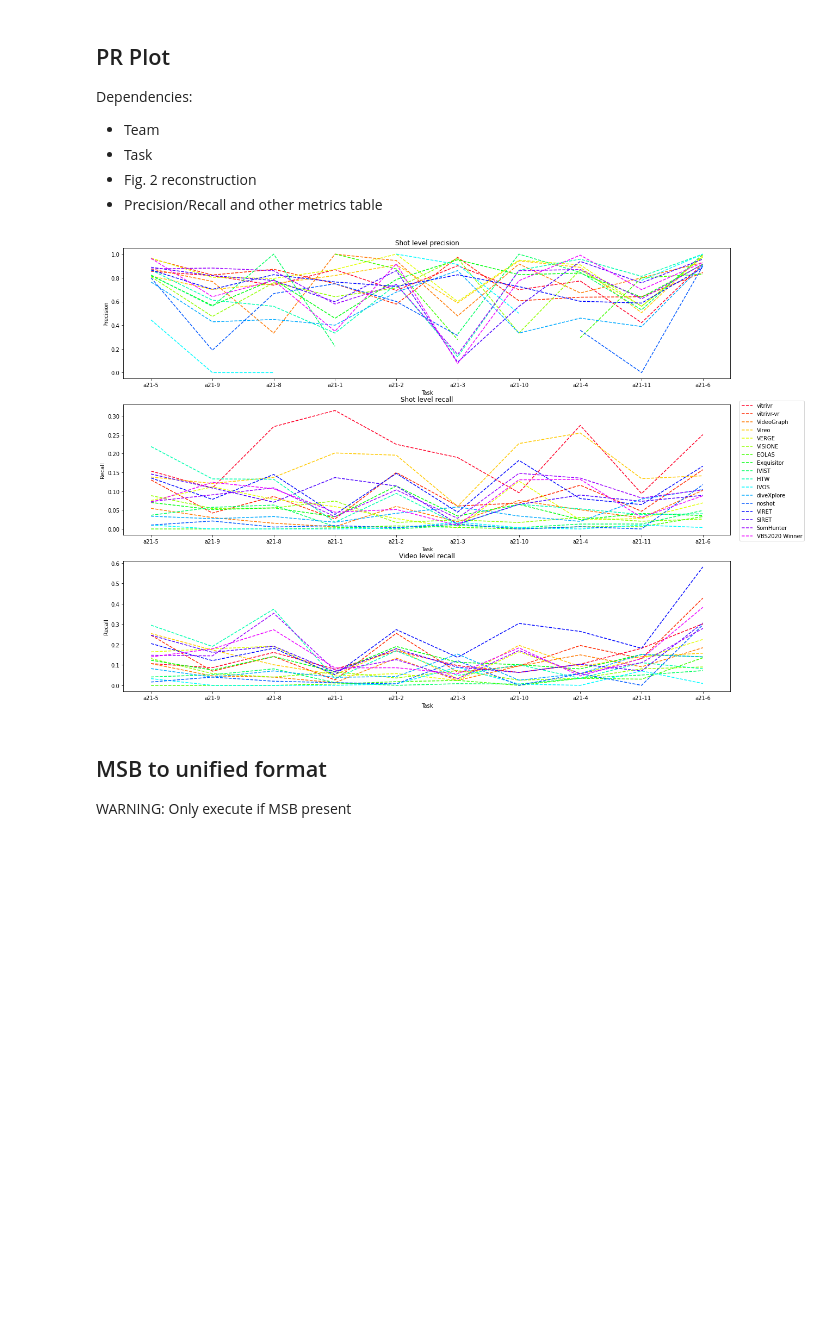
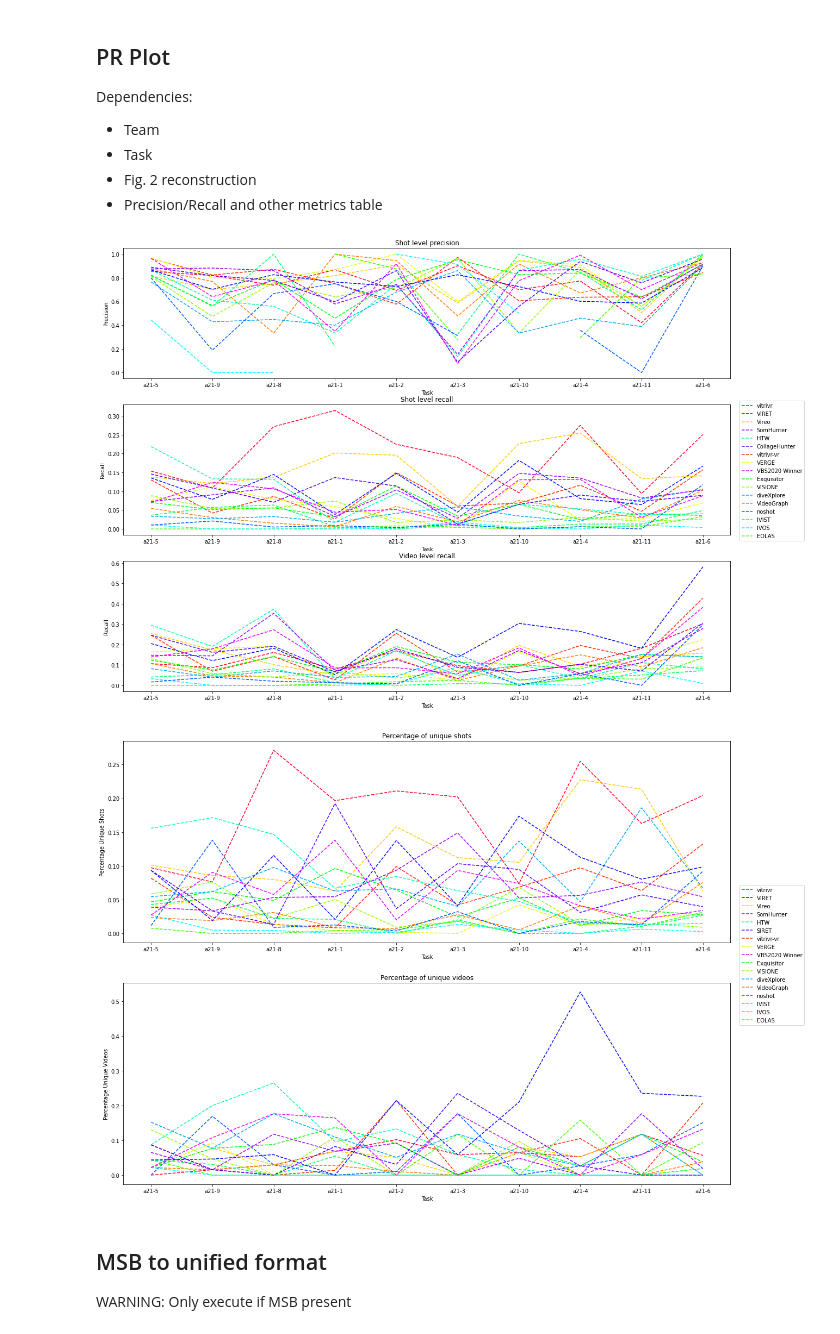
Before and after one commit to vGsteiger/VBS-Analysis, a Jupyter notebook: code/VBSEvaluation.ipynb, the cells around one changed output. Drawn from its saved outputs; the diff is of its cells as text; code cells hidden in the pictures; blank space fills up the shorter version.

Commit message:
Updated unique count

```diff
--- a/code/VBSEvaluation.ipynb
+++ b/code/VBSEvaluation.ipynb
@@ -1110,36 +1114,66 @@ NUM_COLORS = len(team_names)
 cm = plt.get_cmap('gist_rainbow')
 fig, axs = plt.subplots(3,figsize=(20,15))
 axs[0].set_prop_cycle('color', [cm(1.*i/NUM_COLORS) for i in range(NUM_COLORS)])
 axs[1].set_prop_cycle('color', [cm(1.*i/NUM_COLORS) for i in range(NUM_COLORS)])
 axs[2].set_prop_cycle('color', [cm(1.*i/NUM_COLORS) for i in range(NUM_COLORS)])
 
 axs[0].set_xlabel("Task")
 axs[0].set_ylabel("Precision")
 axs[0].set_title("Shot level precision")
 
 for i in range(len(precision_total)):
+    if team_names[i] == 'SIRET':
+        team_names[i] = 'CollageHunter'
     axs[0].plot(task_names,[pt for pt in precision_total[i]],label = '%s'%team_names[i], linestyle='dashed')
 
 axs[1].set_xlabel("Task")
 axs[1].set_ylabel("Recall")
 axs[1].set_title("Shot level recall")
 
 for i in range(len(precision_total)):
     axs[1].plot(task_names,[pt for pt in recall_total_2[i]],label = '%s'%team_names[i], linestyle='dashed')
 
 axs[2].set_xlabel("Task")
 axs[2].set_ylabel("Recall")
 axs[2].set_title("Video level recall")
 
 for i in range(len(precision_total)):
     axs[2].plot(task_names,[pt for pt in video_recall_2[i]],label = '%s'%team_names[i], linestyle='dashed')
 
-
-plt.legend(bbox_to_anchor=(1.01, 2.25), loc='upper left')
+handles, labels = plt.gca().get_legend_handles_labels()
+order = [0, 13, 3, 15, 9, 14, 1, 4, 16, 7, 5, 11, 2, 12, 8, 10, 6]
+plt.legend([handles[idx] for idx in order],[labels[idx] for idx in order], bbox_to_anchor=(1.01, 2.25), loc='upper left')
 
 plt.savefig('figs/precision_recall.pdf', format='pdf', bbox_inches="tight")
+plt.show()
+
+fig, axs = plt.subplots(2,figsize=(20,15))
+axs[0].set_prop_cycle('color', [cm(1.*i/NUM_COLORS) for i in range(NUM_COLORS)])
+axs[1].set_prop_cycle('color', [cm(1.*i/NUM_COLORS) for i in range(NUM_COLORS)])
+
+axs[0].set_xlabel("Task")
+axs[0].set_ylabel("Percentage Unique Shots")
+axs[0].set_title("Percentage of unique shots")
+
+for i in range(len(unique_shot_level)):
+    axs[0].plot(task_names,[pt for pt in unique_shot_level[i]],label = '%s'%unique_team_names[i], linestyle='dashed')
+
+axs[1].set_xlabel("Task")
+axs[1].set_ylabel("Percentage Unique Videos")
+axs[1].set_title("Percentage of unique videos")
+
+for i in range(len(unique_video_level)):
+    axs[1].plot(task_names,[pt for pt in unique_video_level[i]],label = '%s'%unique_team_names[i], linestyle='dashed')
+
+handles, labels = plt.gca().get_legend_handles_labels()
+order = [0, 13, 3, 15, 9, 14, 1, 4, 16, 7, 5, 11, 2, 12, 8, 10, 6]
+plt.legend([handles[idx] for idx in order],[labels[idx] for idx in order], bbox_to_anchor=(1.01, 1.5), loc='upper left')
+
+plt.savefig('figs/unique_avs_over_tasks.pdf', format='pdf', bbox_inches="tight")
+plt.show()
 # %% [output]
-[figure, old version]
+[figure, new version]
+[figure, added]
 # %% [markdown]
 ## MSB to unified format
 
```
Also changed, not shown: parts of 2 cells of this notebook, 2 other files.
